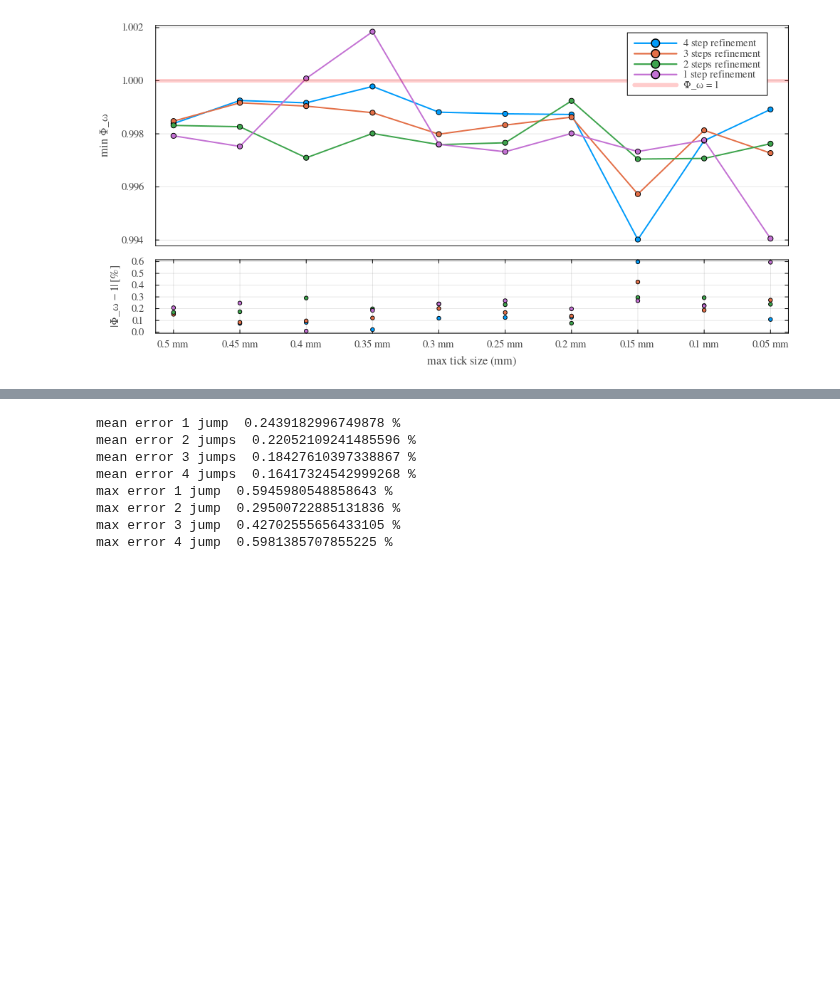
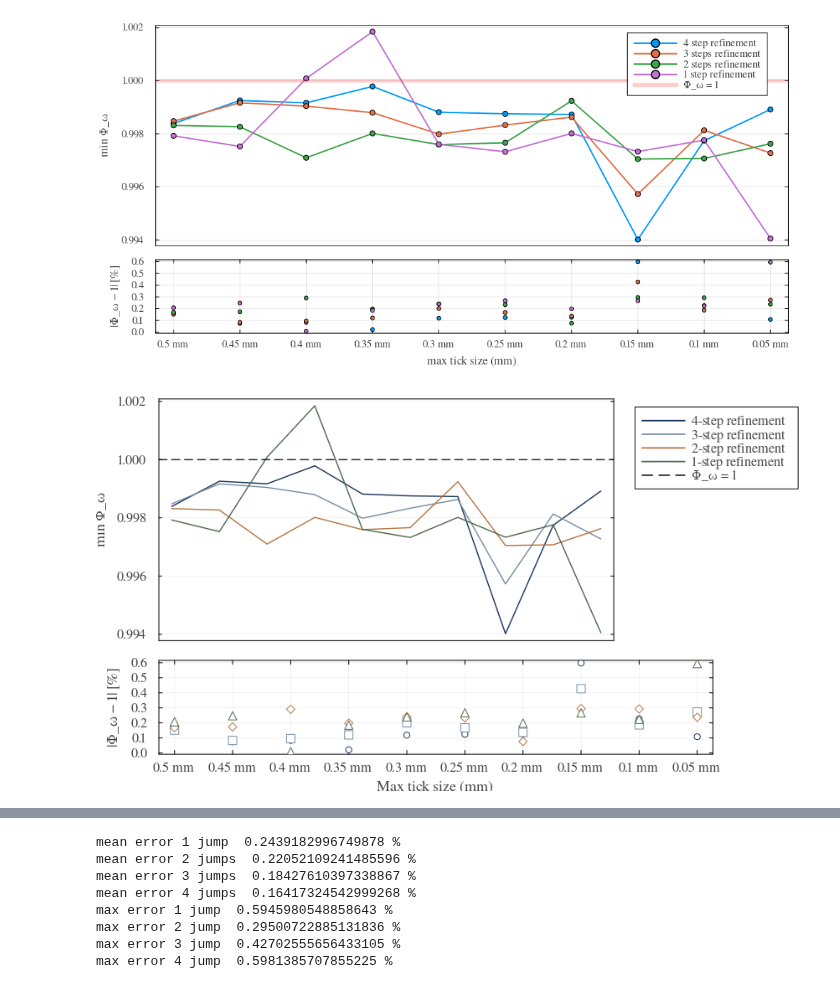
Before and after one commit to RitaF00/SolidStateDetector-NEW, a Jupyter notebook: SSDdev/notebooks/new_refinement_on_grid/minimum_wp.ipynb, the cells around one changed output, grey strips where cells are left out. Cells and saved outputs as stored; diff of their text form; code cells hidden in the pictures; blank space fills up the shorter version.

```diff
--- a/SSDdev/notebooks/new_refinement_on_grid/minimum_wp.ipynb
+++ b/SSDdev/notebooks/new_refinement_on_grid/minimum_wp.ipynb
@@ -561,3 +565,73 @@ savefig(p, "comparison_ref_jump.png")
 display(p)
 # %% [output]
 [figure]
+# %%
+using Plots
+using Measures
+
+default(
+    fontfamily = "Times",
+    guidefontsize = 11,
+    tickfontsize = 10,
+    legendfontsize = 10,
+    lw = 1.4,
+    legend = :outertopright
+)
+
+x = 1:length(grid_comp)
+labels = string.(grid_comp)
+
+# Palette elegante
+c1 = RGB(0.10, 0.20, 0.35)   # blu notte
+c2 = RGB(0.45, 0.55, 0.65)   # grigio ardesia
+c3 = RGB(0.70, 0.45, 0.25)   # rame
+c4 = RGB(0.30, 0.40, 0.30)   # verde salvia scuro
+
+
+# ---- PLOT SUPERIORE (solo linee) ----
+p1 = plot(x, min_pot_4, color=c1, label="4-step refinement",
+    ylabel="min Φ_ω",
+    xticks=false,
+    framestyle=:box,
+    grid=true,
+    gridalpha=0.05)
+
+plot!(x, min_pot_3, color=c2, label="3-step refinement")
+plot!(x, min_pot_2, color=c3, label="2-step refinement")
+plot!(x, min_pot_1, color=c4, label="1-step refinement")
+
+hline!([1.0], color=:black, linestyle=:dash, lw=1.2, label="Φ_ω = 1")
+
+# ---- PLOT INFERIORE (solo marker) ----
+p2 = scatter(x, abs.(var_4),
+    color=c1, marker=:circle,
+    markercolor=:white,
+    markerstrokecolor=c1,
+    markersize=4,
+    label="",
+    ylabel="|Φ_ω − 1| [%]",
+    xticks=(x, labels),
+    xlabel="Max tick size (mm)",
+    framestyle=:box,
+    grid=true,
+    gridalpha=0.05)
+
+scatter!(x, abs.(var_3), color=c2, marker=:square,
+    markercolor=:white, markerstrokecolor=c2, label="")
+
+scatter!(x, abs.(var_2), color=c3, marker=:diamond,
+    markercolor=:white, markerstrokecolor=c3, label="")
+
+scatter!(x, abs.(var_1), color=c4, marker=:utriangle,
+    markercolor=:white, markerstrokecolor=c4, label="")
+
+p = plot(p1, p2,
+    layout=grid(2,1,heights=[0.72,0.28],hspace=0.02),
+    link=:x,
+    size=(850,480))
+
+savefig(p,"comparison_ref_jump_nature.pdf")
+
+display(p)
+# %% [output]
+[figure, added]
```
Also changed, not shown: parts of 7 cells of this notebook, 55 other files.
